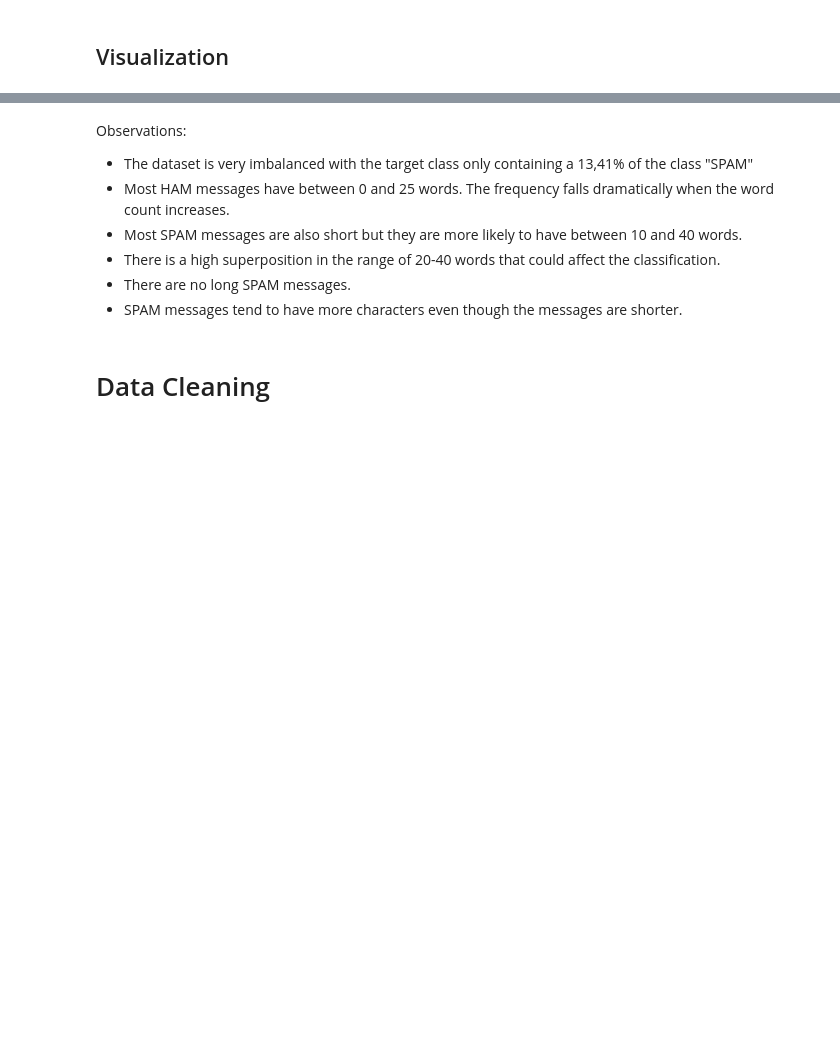
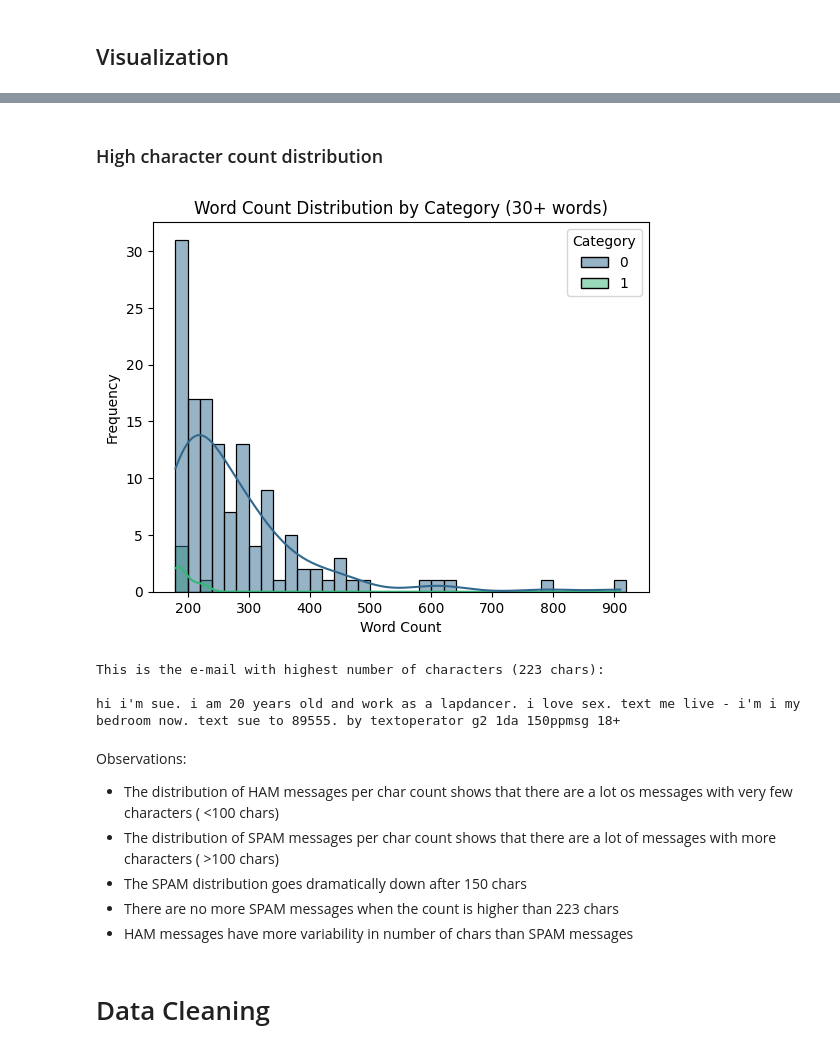
Before and after one commit to amaldu/AntiSpam-NLP-Pipeline, a Jupyter notebook: notebooks/eda.ipynb, the cells around one changed output, grey strips where cells are left out. Cells and saved outputs as stored; diff of their text form; code cells hidden in the pictures; blank space fills up the shorter version.

```diff
--- a/notebooks/eda.ipynb
+++ b/notebooks/eda.ipynb
@@ -121,12 +176,36 @@ plt.show()
+# %% [markdown]
+### High character count distribution
+# %%
+df_filtered = df[df['char_count'] >= 180]
+
+bins = np.arange(df_filtered['char_count'].min(), df_filtered['char_count'].max() + 20, 20)
+sns.histplot(data=df_filtered, x='char_count', hue='Category', bins=bins, kde=True, palette="viridis")
+plt.title("Word Count Distribution by Category (30+ words)")
+plt.xlabel("Word Count")
+plt.ylabel("Frequency")
+plt.show()
+# %% [output]
+[figure, added]
+# %%
+spam_emails = df[df['Category'] == 1]
+
+max_chars_idx = spam_emails['char_count'].idxmax()
+max_chars_email = spam_emails.loc[max_chars_idx, 'Message']
+
+print(f"This is the e-mail with highest number of characters ({spam_emails.loc[max_chars_idx, 'char_count']} chars):\n")
+print(max_words_email)
+# %% [output]
+This is the e-mail with highest number of characters (223 chars):
+
+hi i'm sue. i am 20 years old and work as a lapdancer. i love sex. text me live - i'm i my bedroom now. text sue to 89555. by textoperator g2 1da 150ppmsg 18+
 # %% [markdown]
 Observations:
 
-- The dataset is very imbalanced with the target class only containing a 13,41% of the class "SPAM"
-- Most HAM messages have between 0 and 25 words. The frequency falls dramatically when the word count increases.
-- Most SPAM messages are also short but they are more likely to have between 10 and 40 words.
-- There is a high superposition in the range of 20-40 words that could affect the classification.
-- There are no long SPAM messages.
-- SPAM messages tend to have more characters even though the messages are shorter.
+- The distribution of HAM messages per char count shows that there are a lot os messages with very few characters ( <100 chars)
+- The distribution of SPAM messages per char count shows that there are a lot of messages with more characters ( >100 chars)
+- The SPAM distribution goes dramatically down after 150 chars
+- There are no more SPAM messages when the count is higher than 223 chars
+- HAM messages have more variability in number of chars than SPAM messages
 # %% [markdown]
 # Data Cleaning
 # %%
```
Also changed, not shown: parts of 45 cells of this notebook.
